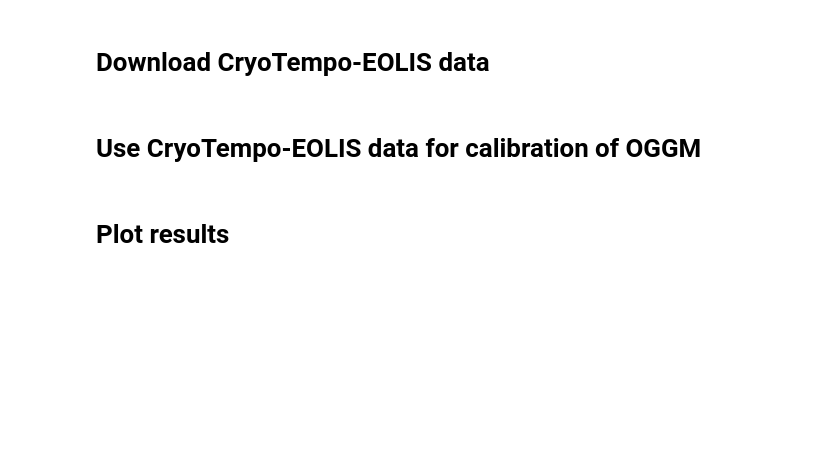
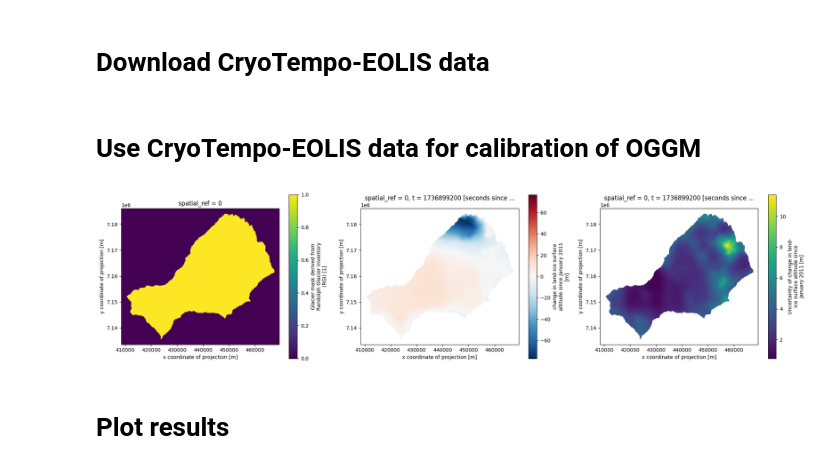
Before and after one commit to DTC-Glaciers/dtcg-notebooks, a Jupyter notebook: notebooks/04_calibrate_with_eolis_data.ipynb, the cells around one changed output. Saved outputs shown, nothing was run; the diff lists cells and outputs as text; code cells hidden in the pictures; blank space fills up the shorter version.

```diff
--- a/notebooks/04_calibrate_with_eolis_data.ipynb
+++ b/notebooks/04_calibrate_with_eolis_data.ipynb
@@ -29,6 +47,20 @@ gdir, datacube_handler = dtcg_oggm.get_eolis_data(gdir)
 datacube = datacube_handler.ds
 # %% [markdown]
 # Use CryoTempo-EOLIS data for calibration of OGGM
+# %%
+from datetime import datetime, timezone
+import matplotlib.pyplot as plt
+
+fig, axes = plt.subplots(ncols=3, nrows=1, figsize=(20, 5))
+datacube.glacier_mask.plot(ax=axes[0])
+datacube.eolis_gridded_elevation_change.sel(t=datetime(2025, 1, 15, tzinfo=timezone.utc).timestamp()).plot(ax=axes[1])
+datacube.eolis_gridded_elevation_change_sigma.sel(t=datetime(2025, 1, 15, tzinfo=timezone.utc).timestamp()).plot(ax=axes[2])
+for ax in axes:
+    ax.set_aspect('equal')
+plt.tight_layout()
+plt.show()
+# %% [output]
+[figure, added]
 # %%
 # For demonstration CryoTempo-EOLIS data is provided in 2011 - 2020 and for the year 2015 only
 ref_mb = dtcg_oggm.calibrator.get_geodetic_mb(gdir=gdir, ds=datacube)
```
Also changed, not shown: parts of 2 cells of this notebook.
